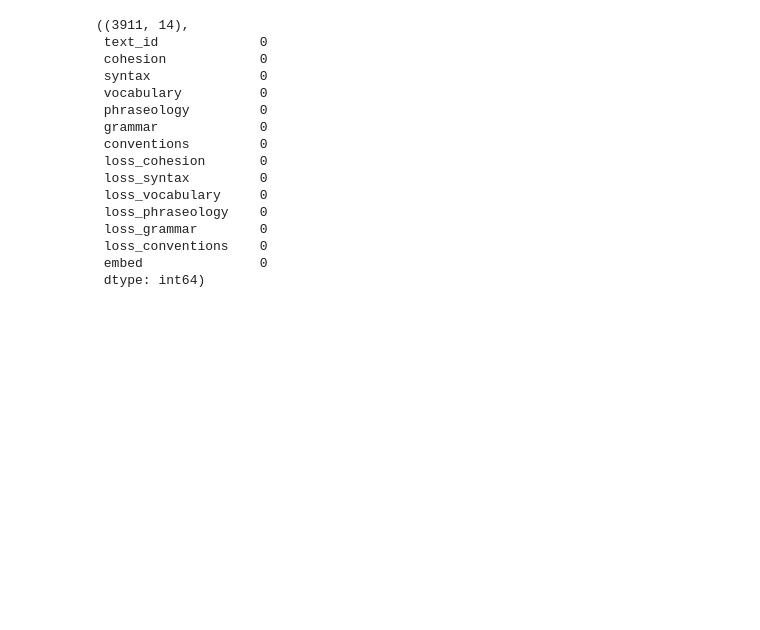
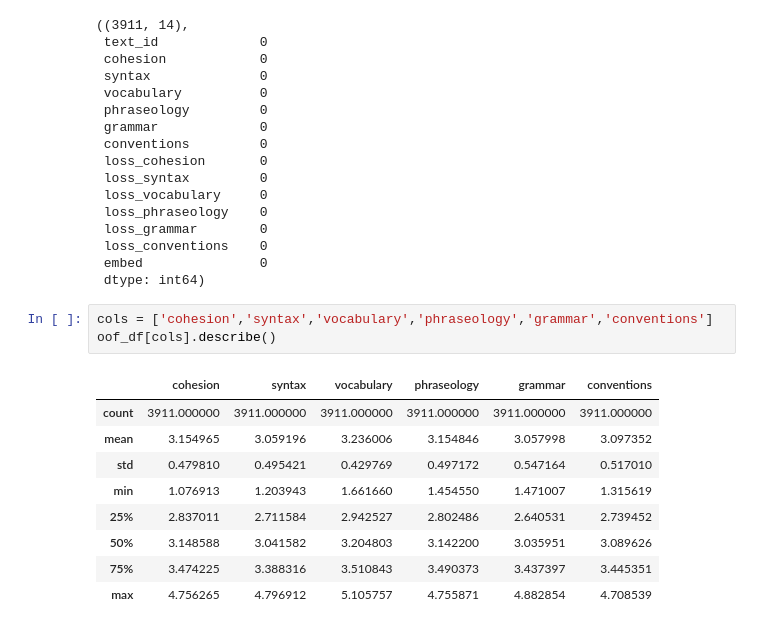
Before and after one commit to tikutikutiku/kaggle-feedback-prize-english-language-learning, a Jupyter notebook: 13_Baseline3/exp/13_v1_03.ipynb, the cells around one changed output. Saved outputs shown, nothing was run; the diff lists cells and outputs as text; blank space fills up the shorter version.

```diff
--- a/13_Baseline3/exp/13_v1_03.ipynb
+++ b/13_Baseline3/exp/13_v1_03.ipynb
@@ -227,3 +227,16 @@ oof_df.shape, oof_df.isnull().sum()
  loss_conventions    0
  embed               0
  dtype: int64)
+# %%
+cols = ['cohesion','syntax','vocabulary','phraseology','grammar','conventions']
+oof_df[cols].describe()
+# %% [output]
+|  | cohesion | syntax | vocabulary | phraseology | grammar | conventions |
+| count | 3911.000000 | 3911.000000 | 3911.000000 | 3911.000000 | 3911.000000 | 3911.000000 |
+| mean | 3.154965 | 3.059196 | 3.236006 | 3.154846 | 3.057998 | 3.097352 |
+| std | 0.479810 | 0.495421 | 0.429769 | 0.497172 | 0.547164 | 0.517010 |
+| min | 1.076913 | 1.203943 | 1.661660 | 1.454550 | 1.471007 | 1.315619 |
+| 25% | 2.837011 | 2.711584 | 2.942527 | 2.802486 | 2.640531 | 2.739452 |
+| 50% | 3.148588 | 3.041582 | 3.204803 | 3.142200 | 3.035951 | 3.089626 |
+| 75% | 3.474225 | 3.388316 | 3.510843 | 3.490373 | 3.437397 | 3.445351 |
+| max | 4.756265 | 4.796912 | 5.105757 | 4.755871 | 4.882854 | 4.708539 |
```
Also changed, not shown: parts of 6 cells of this notebook.
